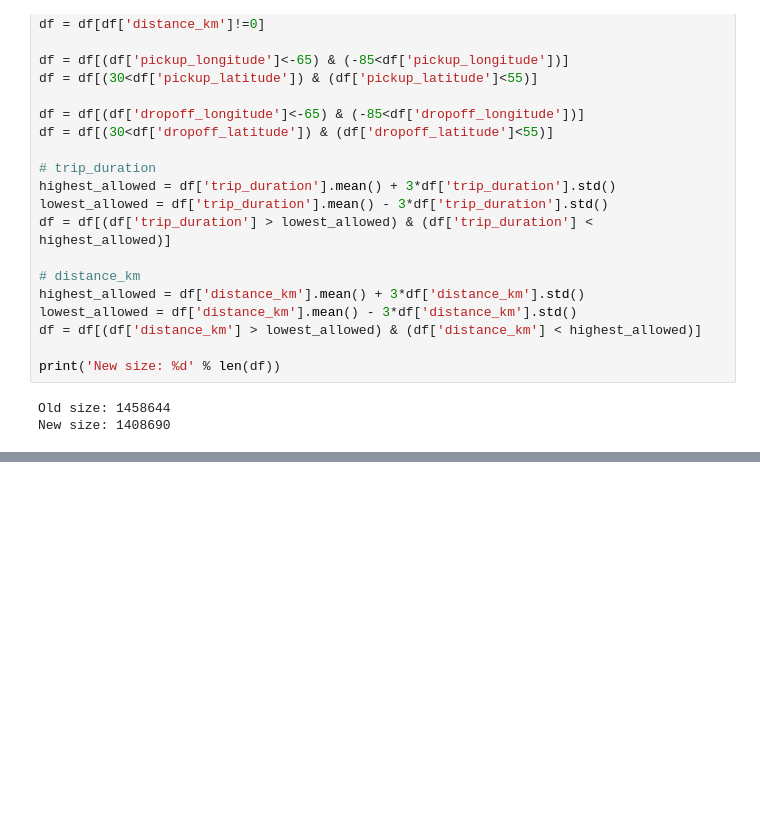
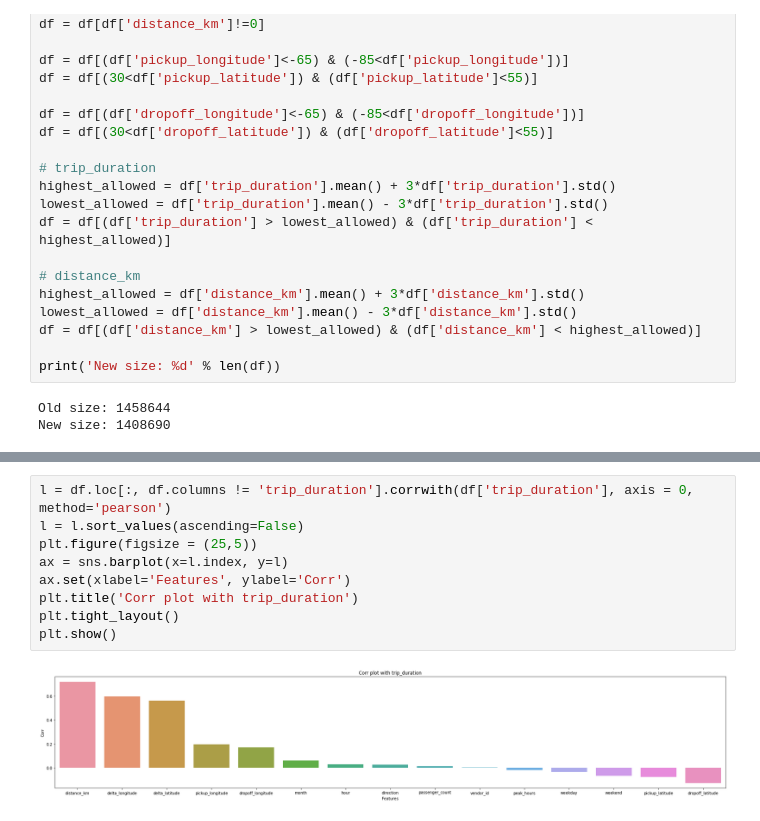
Before and after one commit to UserDs/NYC-Taxi-Trip-Time-Prediction, a Jupyter notebook: NYC_Taxi_Trip_Time_Prediction.ipynb, the cells around one changed output, grey strips where cells are left out. Drawn from its saved outputs; the diff is of its cells as text; blank space fills up the shorter version.

```diff
--- a/NYC_Taxi_Trip_Time_Prediction.ipynb
+++ b/NYC_Taxi_Trip_Time_Prediction.ipynb
@@ -180,0 +192,11 @@ New size: 1408690
+# %%
+l = df.loc[:, df.columns != 'trip_duration'].corrwith(df['trip_duration'], axis = 0, method='pearson')
+l = l.sort_values(ascending=False)
+plt.figure(figsize = (25,5))
+ax = sns.barplot(x=l.index, y=l)
+ax.set(xlabel='Features', ylabel='Corr')
+plt.title('Corr plot with trip_duration')
+plt.tight_layout()
+plt.show()
+# %% [output]
+[figure, added]
```
Also changed, not shown: parts of 8 cells of this notebook.
